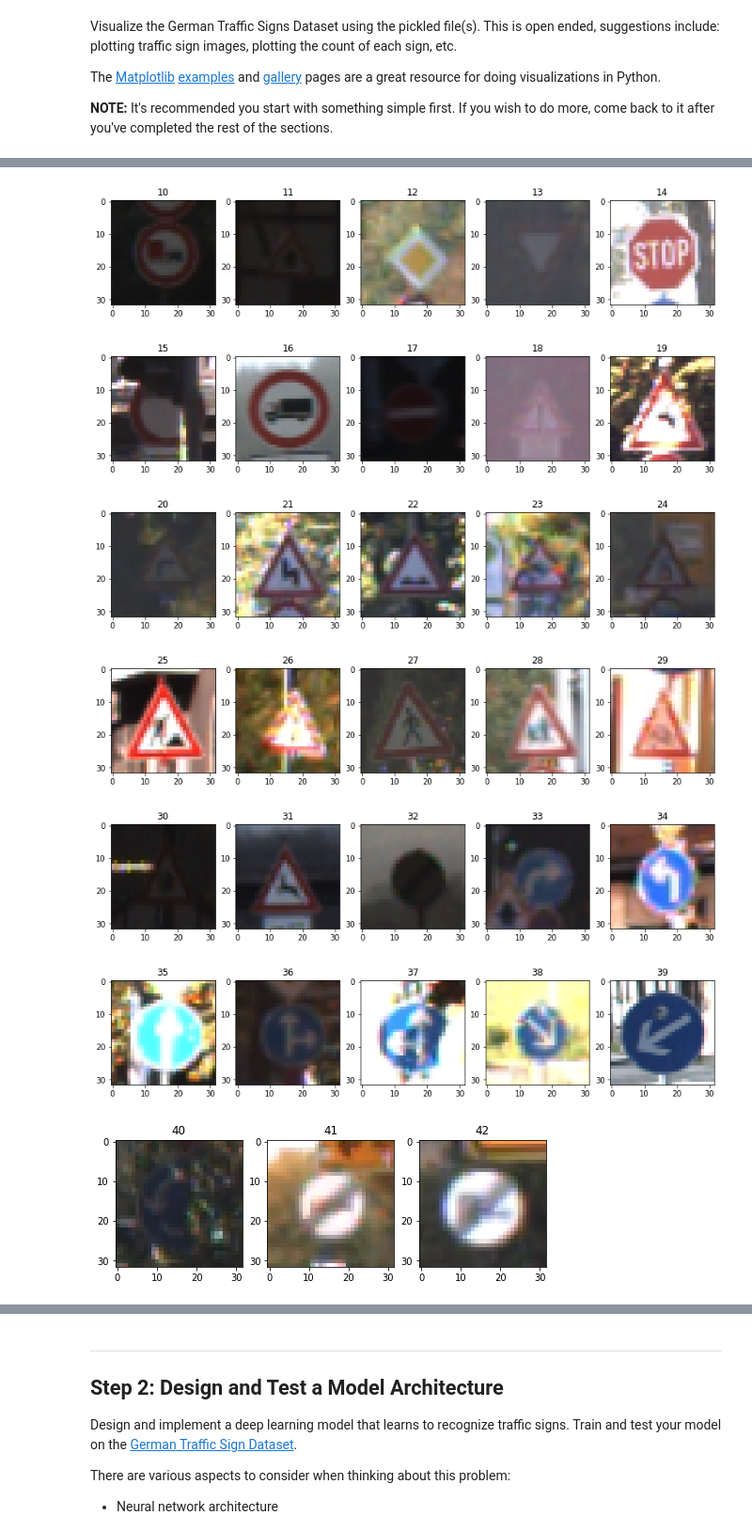
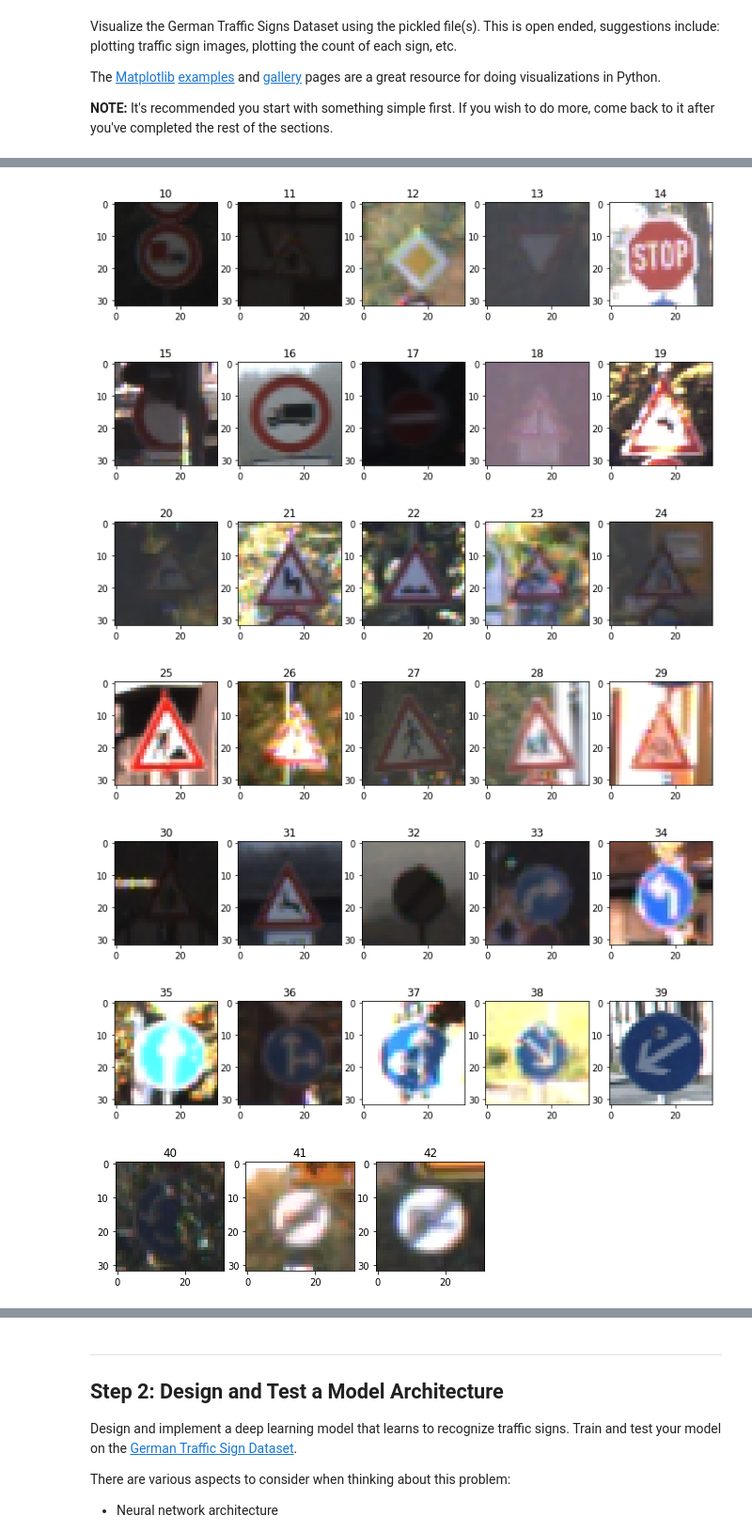
Before and after one commit to licq/CarND-Traffic-Sign-Classifier-Project, a Jupyter notebook: Traffic_Sign_Classifier.ipynb, the cells around one changed output, grey strips where cells are left out. Shown: that part at 94% size. Drawn from its saved outputs; the diff is of its cells as text; code cells hidden in the pictures.

```diff
--- a/Traffic_Sign_Classifier.ipynb
+++ b/Traffic_Sign_Classifier.ipynb
@@ -96,7 +96,7 @@ import pandas as pd
 for label in sorted(np.unique(y_train)):
     img_index = (label + 1) % 5
     if img_index == 1:
-        plt.figure(figsize=(14,8))
+        plt.figure(figsize=(12,6))
     if img_index == 0:
         img_index = 5
     plt.subplot(1,5,img_index)
@@ -108,9 +108,9 @@ for label in sorted(np.unique(y_train)):
-[figure, old version]
+[figure, new version]
-[figure, old version]
+[figure, new version]
-[figure, old version]
+[figure, new version]
-[figure, old version]
+[figure, new version]
-[figure, old version]
+[figure, new version]
-[figure, old version]
+[figure, new version]
-[figure, old version]
+[figure, new version]
 # %%
 
```
Also changed, not shown: parts of 10 cells of this notebook.
